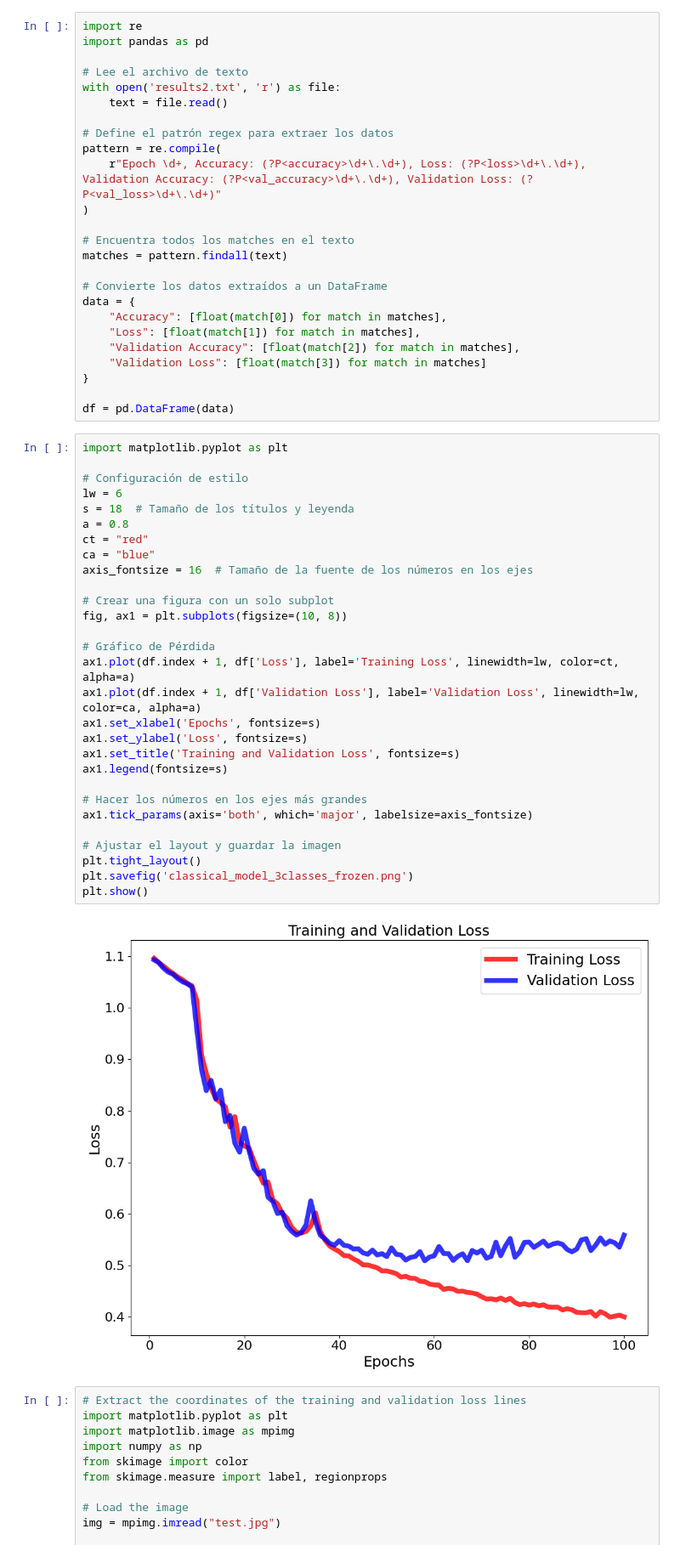
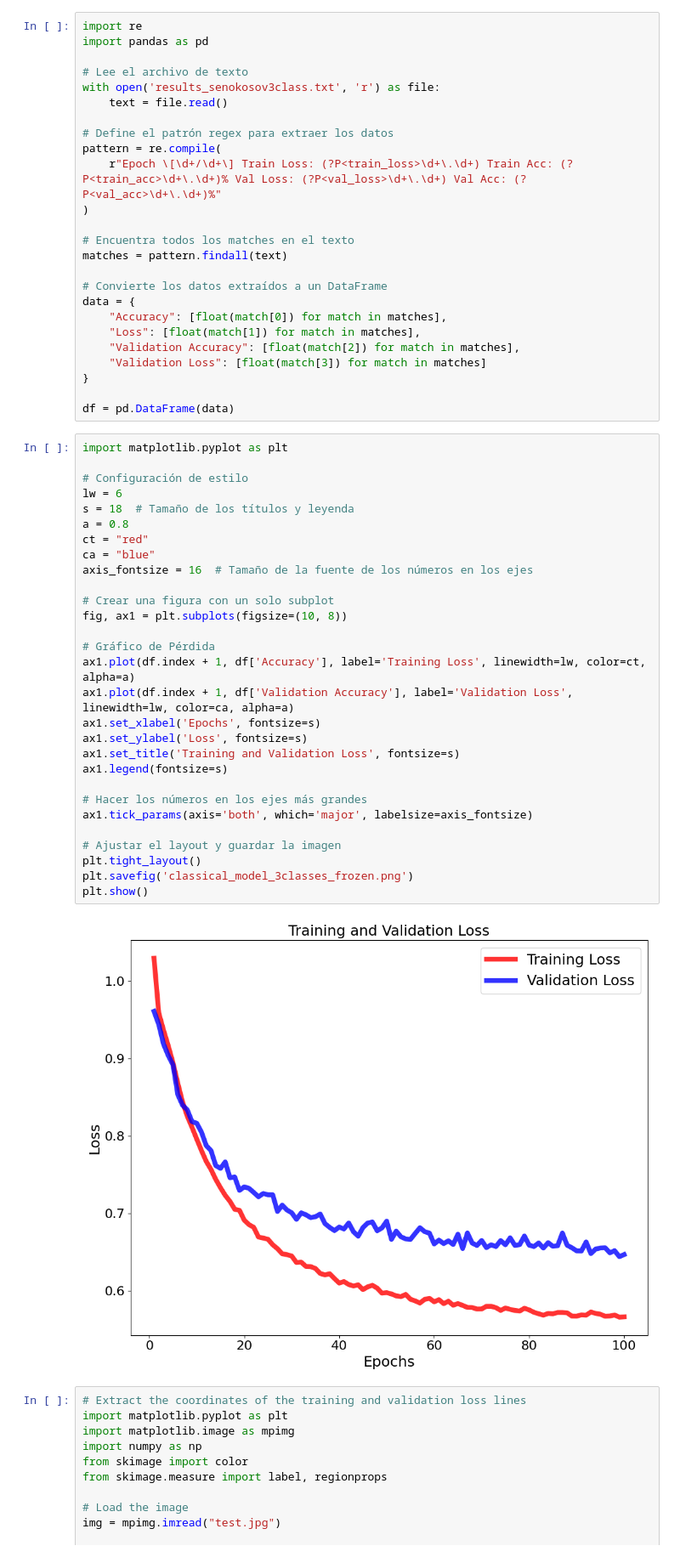
Before and after one commit to yeray142/QDraw, a Jupyter notebook: notebooks/plotting.ipynb, the cells around one changed output. Shown at 85% size. Cells and saved outputs as stored; diff of their text form.

```diff
--- a/notebooks/plotting.ipynb
+++ b/notebooks/plotting.ipynb
@@ -3,12 +3,12 @@ import re
 import pandas as pd
 
 # Lee el archivo de texto
-with open('results2.txt', 'r') as file:
+with open('results_senokosov3class.txt', 'r') as file:
     text = file.read()
 
 # Define el patrón regex para extraer los datos
 pattern = re.compile(
-    r"Epoch \d+, Accuracy: (?P<accuracy>\d+\.\d+), Loss: (?P<loss>\d+\.\d+), Validation Accuracy: (?P<val_accuracy>\d+\.\d+), Validation Loss: (?P<val_loss>\d+\.\d+)"
+    r"Epoch \[\d+/\d+\] Train Loss: (?P<train_loss>\d+\.\d+) Train Acc: (?P<train_acc>\d+\.\d+)% Val Loss: (?P<val_loss>\d+\.\d+) Val Acc: (?P<val_acc>\d+\.\d+)%"
 )
 
 # Encuentra todos los matches en el texto
@@ -26,34 +26,34 @@ df = pd.DataFrame(data)
 # %%
 import matplotlib.pyplot as plt
 
 # Configuración de estilo
 lw = 6
 s = 18  # Tamaño de los títulos y leyenda
 a = 0.8
 ct = "red"
 ca = "blue"
 axis_fontsize = 16  # Tamaño de la fuente de los números en los ejes
 
 # Crear una figura con un solo subplot
 fig, ax1 = plt.subplots(figsize=(10, 8))
 
 # Gráfico de Pérdida
-ax1.plot(df.index + 1, df['Loss'], label='Training Loss', linewidth=lw, color=ct, alpha=a)
-ax1.plot(df.index + 1, df['Validation Loss'], label='Validation Loss', linewidth=lw, color=ca, alpha=a)
+ax1.plot(df.index + 1, df['Accuracy'], label='Training Loss', linewidth=lw, color=ct, alpha=a)
+ax1.plot(df.index + 1, df['Validation Accuracy'], label='Validation Loss', linewidth=lw, color=ca, alpha=a)
 ax1.set_xlabel('Epochs', fontsize=s)
 ax1.set_ylabel('Loss', fontsize=s)
 ax1.set_title('Training and Validation Loss', fontsize=s)
 ax1.legend(fontsize=s)
 
 # Hacer los números en los ejes más grandes
 ax1.tick_params(axis='both', which='major', labelsize=axis_fontsize)
 
 # Ajustar el layout y guardar la imagen
 plt.tight_layout()
 plt.savefig('classical_model_3classes_frozen.png')
 plt.show()
 # %% [output]
-[figure, old version]
+[figure, new version]
 # %%
 # Extract the coordinates of the training and validation loss lines
 import matplotlib.pyplot as plt
```
Also changed, not shown: 2 other files.
